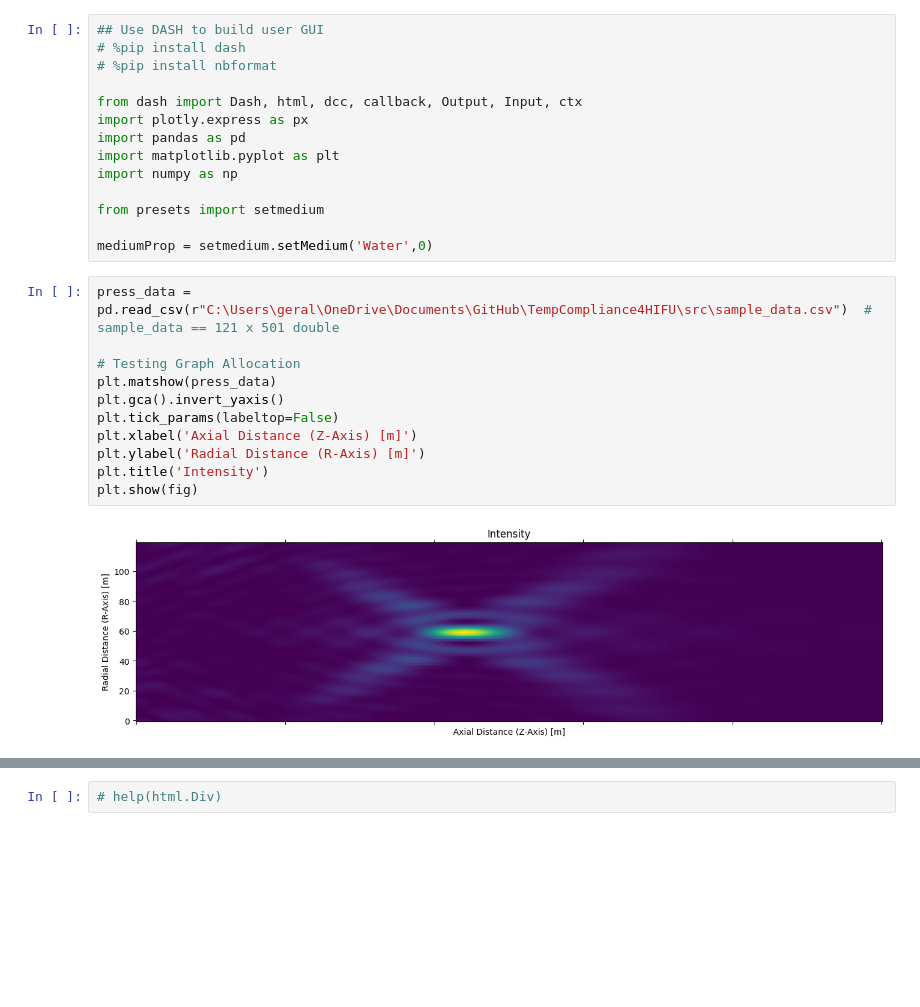
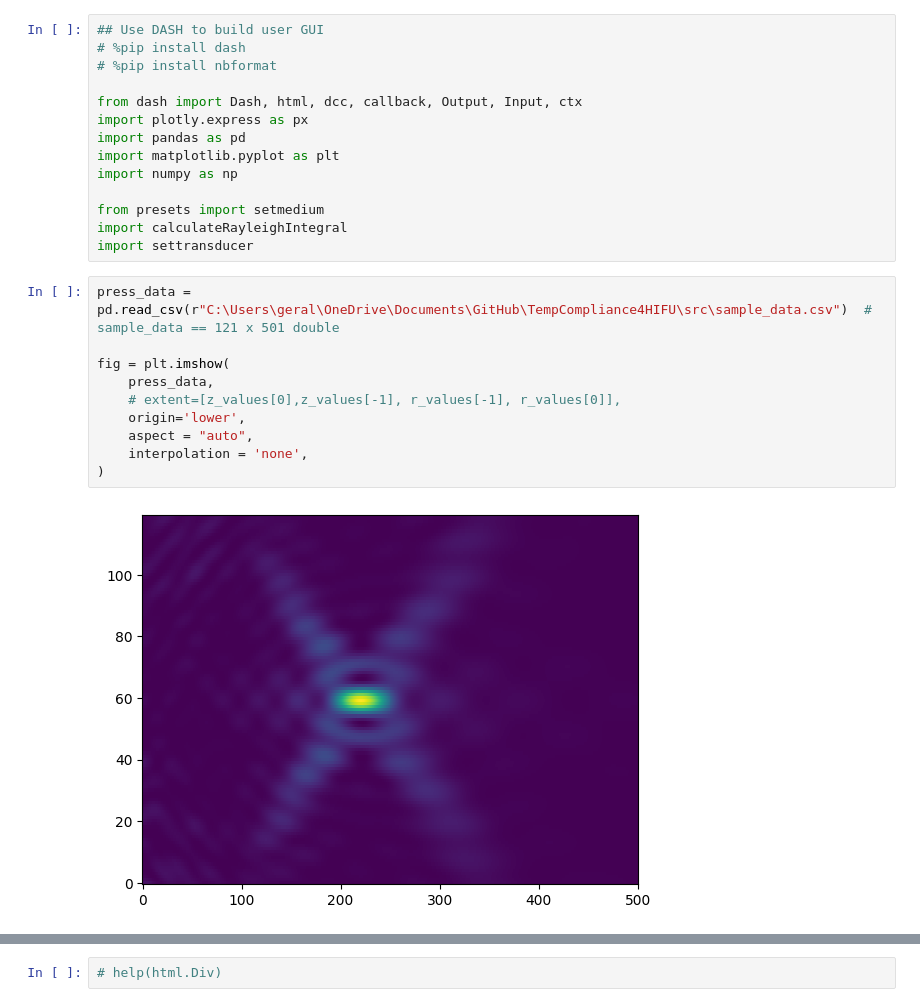
Before and after one commit to C2H5OH-Consumer/Temp4HIFU, a Jupyter notebook: src/testjupyter.ipynb, the cells around one changed output, grey strips where cells are left out. Drawn from its saved outputs; the diff is of its cells as text; blank space fills up the shorter version.

Commit message:
rayleigh integral fix and graphing solution

```diff
--- a/src/testjupyter.ipynb
+++ b/src/testjupyter.ipynb
@@ -10,19 +10,18 @@ import matplotlib.pyplot as plt
 import numpy as np
 
 from presets import setmedium
-
-mediumProp = setmedium.setMedium('Water',0)
+import calculateRayleighIntegral
+import settransducer
 # %%
 press_data = pd.read_csv(r"C:\Users\geral\OneDrive\Documents\GitHub\TempCompliance4HIFU\src\sample_data.csv")  # sample_data == 121 x 501 double
 
-# Testing Graph Allocation
-plt.matshow(press_data)
-plt.gca().invert_yaxis()
-plt.tick_params(labeltop=False)
-plt.xlabel('Axial Distance (Z-Axis) [m]')
-plt.ylabel('Radial Distance (R-Axis) [m]')
-plt.title('Intensity')
-plt.show(fig)
+fig = plt.imshow(
+    press_data,
+    # extent=[z_values[0],z_values[-1], r_values[-1], r_values[0]],
+    origin='lower',
+    aspect = "auto",
+    interpolation = 'none',
+)
 # %% [output]
-[figure, old version]
+[figure, new version]
 # %%
```
Also changed, not shown: parts of 3 cells of this notebook, 4 other files.
